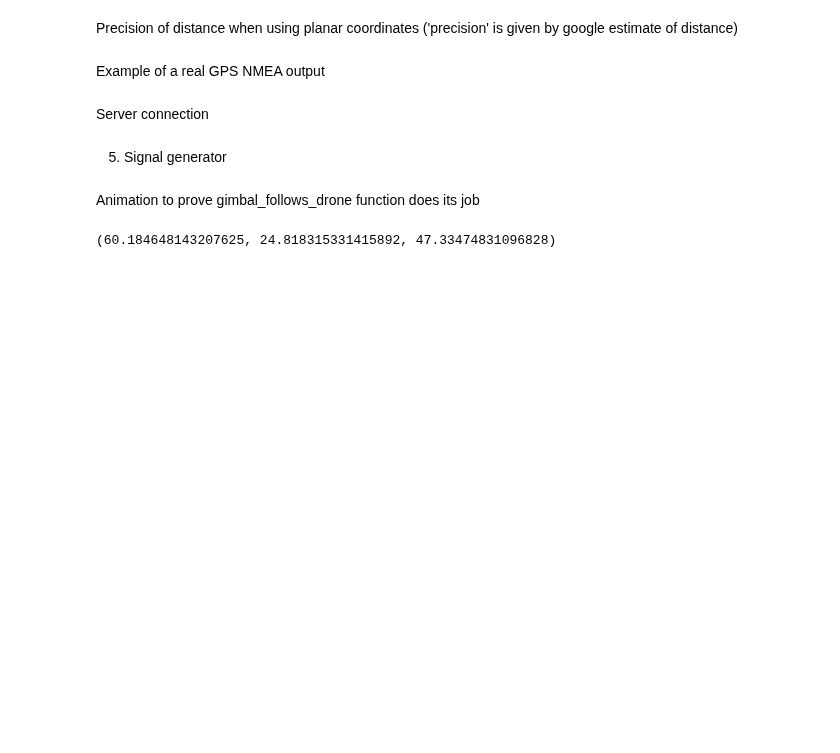
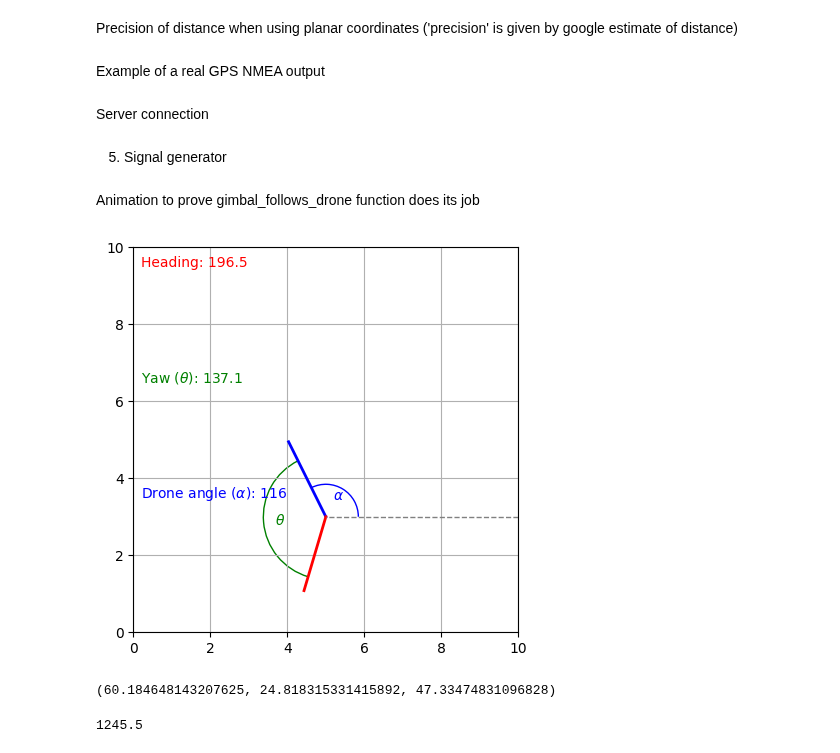
Before and after one commit to jvvtt/a2gMeasurements, a Jupyter notebook: notebook_for_tests.ipynb, the cells around one changed output. Saved outputs shown, nothing was run; the diff lists cells and outputs as text; code cells hidden in the pictures; blank space fills up the shorter version.

```diff
--- a/notebook_for_tests.ipynb
+++ b/notebook_for_tests.ipynb
@@ -330,34 +330,36 @@ def animate(i):
     heading_angle_text.set_text('Heading: %.1f' % np.rad2deg(heading))
     yaw2set_text.set_text('Yaw (' +  r"$\theta$"  + '): '  +  f"{float(yaw)/10}")
     angle_drone_wrt_horizontal_text.set_text('Drone angle (' + r"$\alpha$"  + '): ' + f"{int(np.rad2deg(alpha))}")
 
     if yaw > 0:
         am1 = AngleAnnotation((lon_ground_planar, lat_ground_planar),
                           (lon_drone_planar, lat_drone_planar), (x_heading, y_heading),
                           ax=ax, size=125, text=r"$\theta$", color='green', text_kw=dict(color="green"))
     else:
         am1 = AngleAnnotation((lon_ground_planar, lat_ground_planar),
                           (x_heading, y_heading), (lon_drone_planar, lat_drone_planar),
                           ax=ax, size=125, text=r"$\theta$", color='green', text_kw=dict(color="green"))
 
     if alpha > 0:
         am2 = AngleAnnotation((lon_ground_planar, lat_ground_planar),
                           (xlim[1], lat_ground_planar), (lon_drone_planar, lat_drone_planar),
                           ax=ax, size=65, text=r"$\alpha$", color='blue', text_kw=dict(color="blue"))
     else:
         am2 = AngleAnnotation((lon_ground_planar, lat_ground_planar),
                           (lon_drone_planar, lat_drone_planar), (xlim[1], lat_ground_planar),
                           ax=ax, size=65, text=r"$\alpha$", color='blue', text_kw=dict(color="blue"))
 
     line3.set_data([xlim[1], lon_ground_planar],
                    [lat_ground_planar, lat_ground_planar])
 
     return line1, line2, heading_angle_text, yaw2set_text
 
 ani = animation.FuncAnimation(fig, animate, frames=10, interval=5, repeat=False)
 
-ani.save('basic_animation.gif', dpi=300, writer=PillowWriter(fps=0.2))
+ani.save('basic_animation_2.gif', dpi=300, writer=PillowWriter(fps=0.2))
 #plt.show()
+# %% [output]
+[figure, added]
 # %%
 from pyproj import CRS, Transformer
 
@@ -386,3 +388,13 @@ for i in datetime.datetime.utcnow().timetuple()[3:6]:
     gps_data['Timestamp'] = gps_data['Timestamp'] + tmp
 gps_data['Timestamp'] = float(int(gps_data['Timestamp']))
 print(gps_data)
+# %%
+import json
+a = {'CMD_SOURCE': 'SETGIMBAL', 'TYPE': 'CMD', 'DATA': {'YAW': 1245.5, 'PITCH': -614}}
+a = json.dumps(a)
+
+
+b = json.loads(a)
+b['DATA']['YAW']
+# %% [output]
+1245.5
```
Also changed, not shown: 2 other files.
